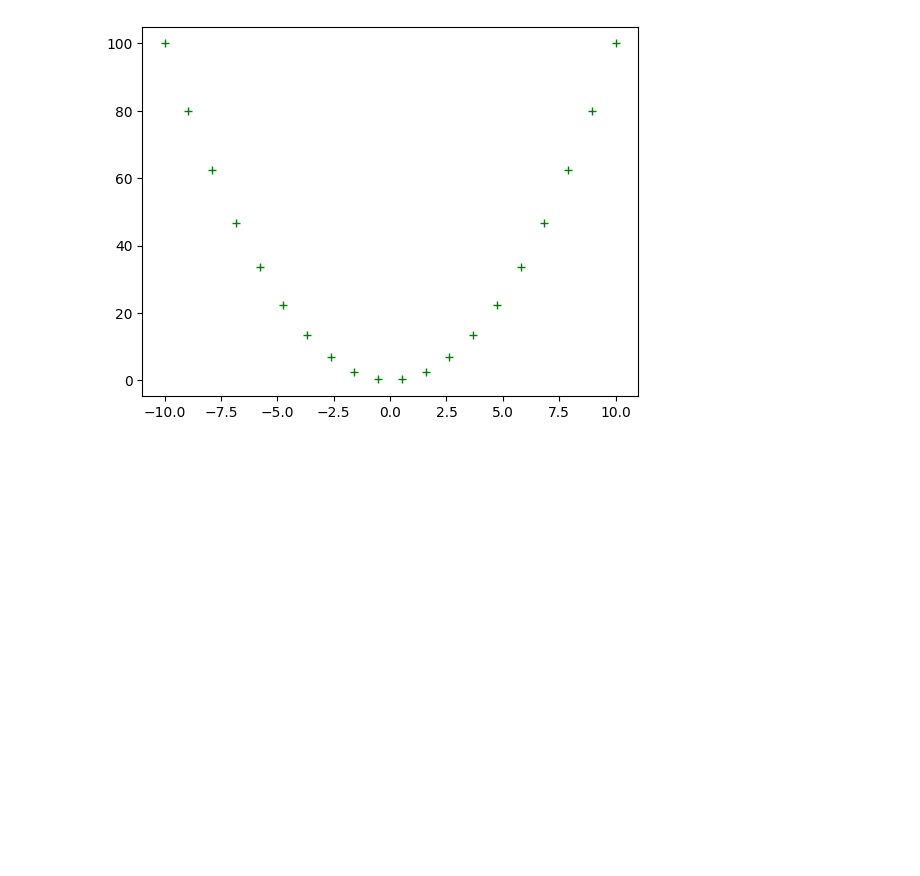
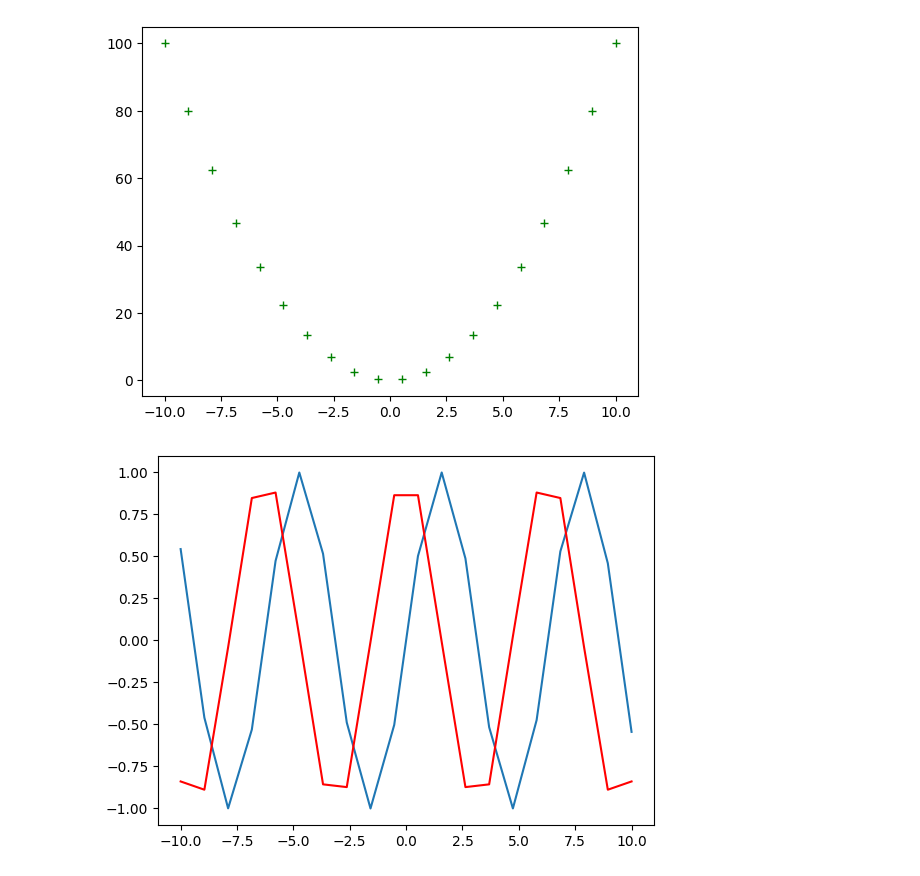
Before and after one commit to ashutoshgithubs/Machine-Learning, a Jupyter notebook: Matplotlib.ipynb, the cells around one changed output. Saved outputs shown, nothing was run; the diff lists cells and outputs as text; code cells hidden in the pictures; blank space fills up the shorter version.

```diff
--- a/Matplotlib.ipynb
+++ b/Matplotlib.ipynb
@@ -41,3 +41,10 @@ plt.plot(x,y,'g+')
 plt.show()
 # %% [output]
 [figure]
+# %%
+x = np.linspace(-10,10,20)
+plt.plot(x,np.sin(x),'-')
+plt.plot(x,np.cos(x),'r-')
+plt.show()
+# %% [output]
+[figure, added]
```
Also changed, not shown: parts of 8 cells of this notebook.
